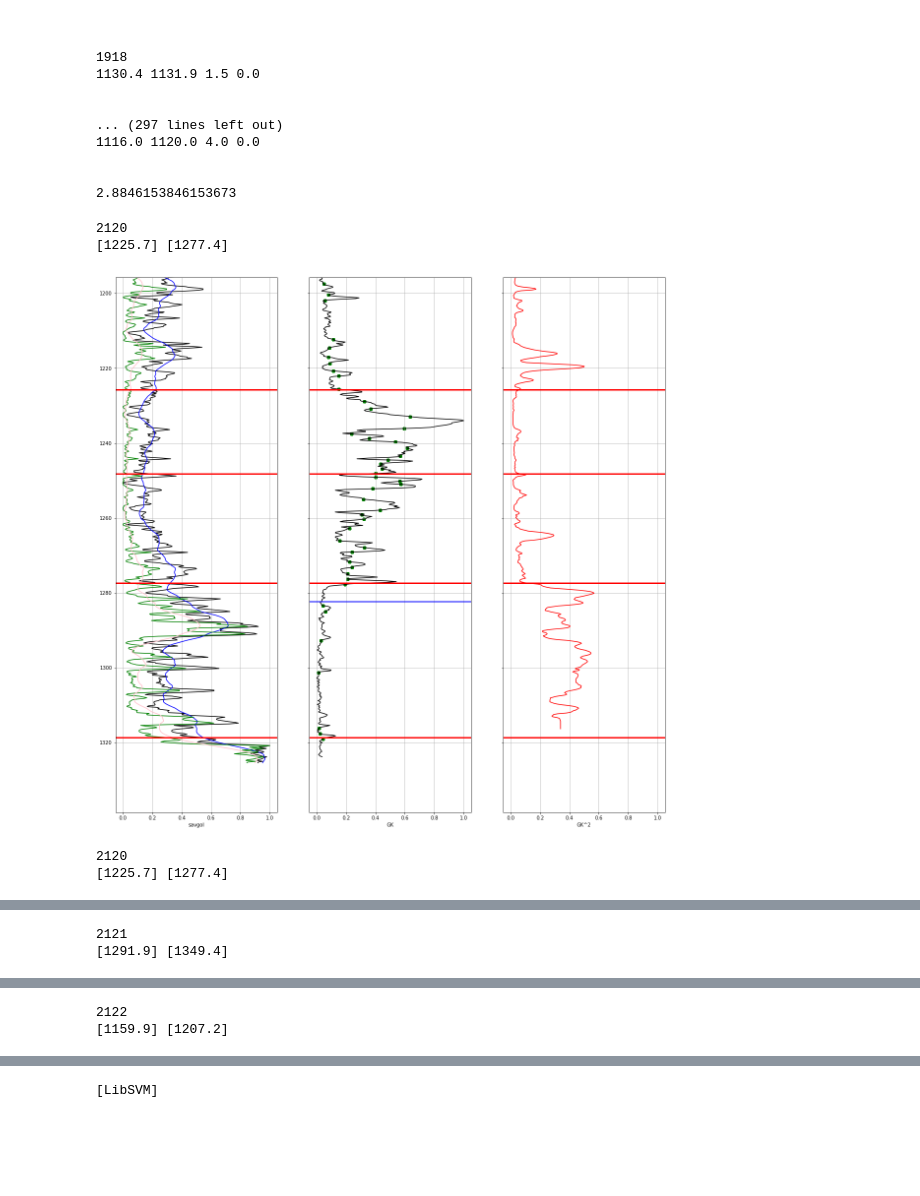
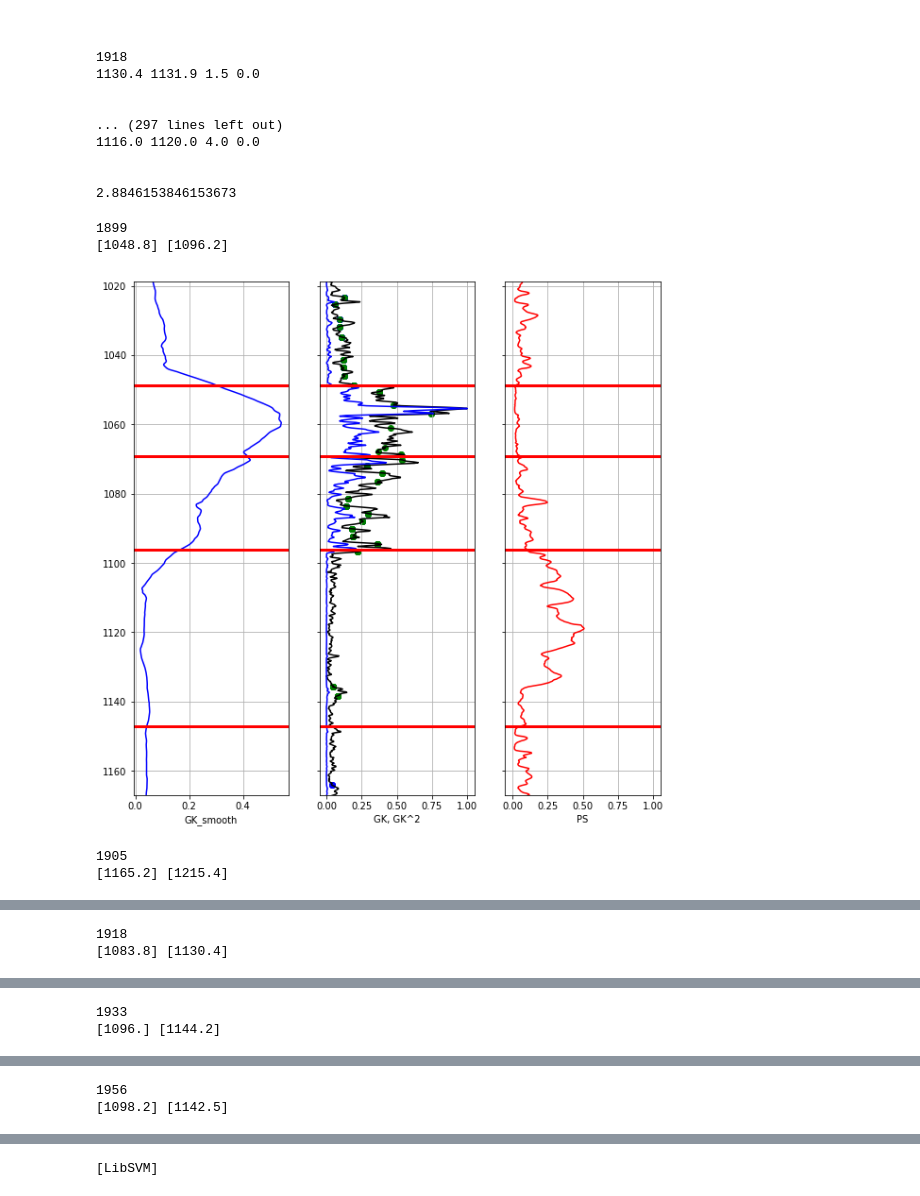
Before and after one commit to matrixalex/Stratigraphy, a Jupyter notebook: Learn_stratigraphy.ipynb, the cells around one changed output, grey strips where cells are left out. Cells and saved outputs as stored; diff of their text form; code cells hidden in the pictures; blank space fills up the shorter version.

```diff
--- a/Learn_stratigraphy.ipynb
+++ b/Learn_stratigraphy.ipynb
@@ -194,7 +194,7 @@ def get_layers(d, crv, hmin, hmax, sm_window, sm_deg, delta, top = None, bot = N
 for well in tqdm(wells_train):
     try:
         ind = np.isfinite(well.curves["GK"])
-        well.layers = get_layers(well.curves["DEPT"][ind], norm(well.curves["GK"])[ind], mn - 15, mx + 15, 33, 5, 0.05, None, None)
+        well.layers = get_layers(well.curves["DEPT"][ind], norm(well.curves["GK"])[ind], mn, mx, 33, 3, 0.05, None, None)
         #print(well.layers)
         well.layers_labels = np.zeros(len(well.layers))
     except:
@@ -203,7 +203,7 @@ for well in tqdm(wells_train):
 for well in tqdm(wells_test):
     try:
         ind = np.isfinite(well.curves["GK"])
-        well.layers = get_layers(well.curves["DEPT"][ind], norm(well.curves["GK"])[ind], mn - 15, mx + 15, 33, 5, 0.05, None, None)
+        well.layers = get_layers(well.curves["DEPT"][ind], norm(well.curves["GK"])[ind], mn, mx, 33, 3, 0.05, None, None)
         #print(well.layers)
         well.layers_labels = np.zeros(len(well.layers))
     except:
@@ -249,23 +249,24 @@ print(np.nanmean(np.array([well.deptCutLen for well in wells])))
 # %%
 import matplotlib.pyplot as plt
 
-for well in wells_train[35:39]:
+for well in wells_train[:5]:
     try:
             print(well.name)
-            fig, f = plt.subplots(nrows = 1, ncols =3, sharey = True, figsize = (20,20))
-            ccrv = savgol_filter(norm(well.curves["NGK"]), 171, 5 ,mode = 'nearest')
+            fig, f = plt.subplots(nrows = 1, ncols =3, sharey = True, figsize = (10,10))
+            ccrv = savgol_filter(norm(well.curves["GK"]), 261, 3 ,mode = 'nearest')
             ccrv2 = savgol_filter(norm(well.curves["GK"])*norm(well.curves["GK"]),171,5,mode='nearest')
 
             #f[0].plot(norm(well.curves["NGK"]),  well.curves["DEPT"], 'black')
-            f[0].plot(norm(well.curves["NGK"]),  well.curves["DEPT"], 'black')
+            #f[0].plot(norm(well.curves["NGK"]),  well.curves["DEPT"], 'black')
             f[0].plot(ccrv,  well.curves["DEPT"], 'blue')
-            f[0].plot(norm(well.curves["NGK"])*norm(well.curves["NGK"]),  well.curves["DEPT"], 'green')
-            ngk2smth = savgol_filter(norm(well.curves["NGK"])*norm(well.curves["NGK"]),171,5,mode='nearest')
-            f[0].plot(ngk2smth,  well.curves["DEPT"], 'pink')
+            #f[0].plot(norm(well.curves["NGK"])*norm(well.curves["NGK"]),  well.curves["DEPT"], 'green')
+            ngk2smth = savgol_filter(norm(well.curves["NGK"])*norm(well.curves["NGK"]),261,3,mode='nearest')
+            #f[0].plot(ngk2smth,  well.curves["DEPT"], 'pink')
 
             #f[1].plot(norm(well.curves["PS"]),  well.curves["DEPT"], 'r')
             f[1].plot(norm(well.curves["GK"]),  well.curves["DEPT"], 'black')
-
+            f[1].plot(norm(well.curves["GK"])*norm(well.curves["GK"]),  well.curves["DEPT"], 'blue')
+            #f[1].plot(savgol_filter(norm(well.curves["GK"]),261,3,mode='nearest'),  well.curves["DEPT"], 'r')
             f[2].plot(norm(well.curves["PZ"]),  well.curves["DEPT"], 'r')
             #f[2].plot(ccrv2,  well.curves["DEPT"], 'green')
 
@@ -278,39 +279,39 @@ for well in wells_train[35:39]:
             for i in range(len(well.layers)):
                 gkValues0.append(norm(well.curves['GK'])[well.curves['DEPT'] == well.layers[i][0]][0])
             gkValues1 = []
             for i in range(len(well.layers)):
                 gkValues1.append(norm(well.curves['GK'])[well.curves['DEPT'] == well.layers[i][1]][0])
             l0 = [well.layers[i][0] for i in range(len(well.layers))]
             l1 = [well.layers[i][1] for i in range(len(well.layers))]
             for i in range(len(f)):
                 for j in range(len(well.tops)):
                     f[i].axhline(y = well.tops[j], linewidth = 3, color = 'red')
-            f[1].axhline(y = well.maxDept,linewidth = 2, color = 'blue')
+            #f[1].axhline(y = well.maxDept,linewidth = 2, color = 'blue')
             #for i in range(len(f)):
             #    f[i].scatter( , well.curves["DEPT"] , color = 'b')
             for i in range(len(f)):
                 f[i].set_ylim([well.tops[0]-30, well.tops[-1]+20])
             f[1].scatter(gkValues0,l0,color = 'b')
             f[1].scatter(gkValues1,l1,color = 'g')
 
-            f[0].set_xlabel("savgol")
+            f[0].set_xlabel("GK_smooth")
 
-            f[1].set_xlabel("GK")
+            f[1].set_xlabel("GK, GK^2")
 
-            f[2].set_xlabel("GK^2")
+            f[2].set_xlabel("PS")
 
             f[0].grid()
             f[1].grid()
             f[2].grid()
 
             f[0].invert_yaxis()
             plt.show()
     except Exception as e:
         print('error')
         print(e)
 # %% [output]
-2120
-[1225.7] [1277.4]
+1899
+[1048.8] [1096.2]
-[figure, old version]
+[figure, new version]
-2120
-[1225.7] [1277.4]
+1905
+[1165.2] [1215.4]
@@ -318,2 +319,2 @@ for well in wells_train[35:39]:
-2121
-[1291.9] [1349.4]
+1918
+[1083.8] [1130.4]
@@ -321,2 +322,2 @@ for well in wells_train[35:39]:
-2122
-[1159.9] [1207.2]
+1933
+[1096.] [1144.2]
@@ -323,0 +325,2 @@ for well in wells_train[35:39]:
+1956
+[1098.2] [1142.5]
```
Also changed, not shown: parts of 23 cells of this notebook.
